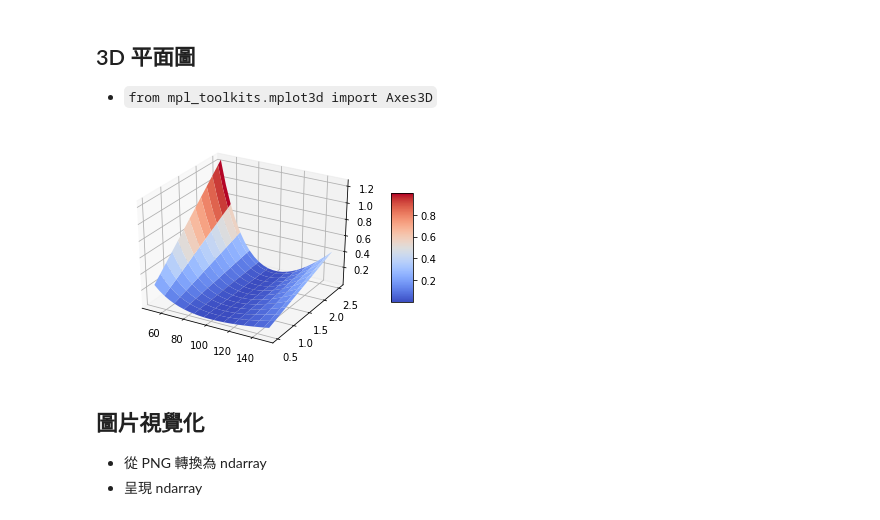
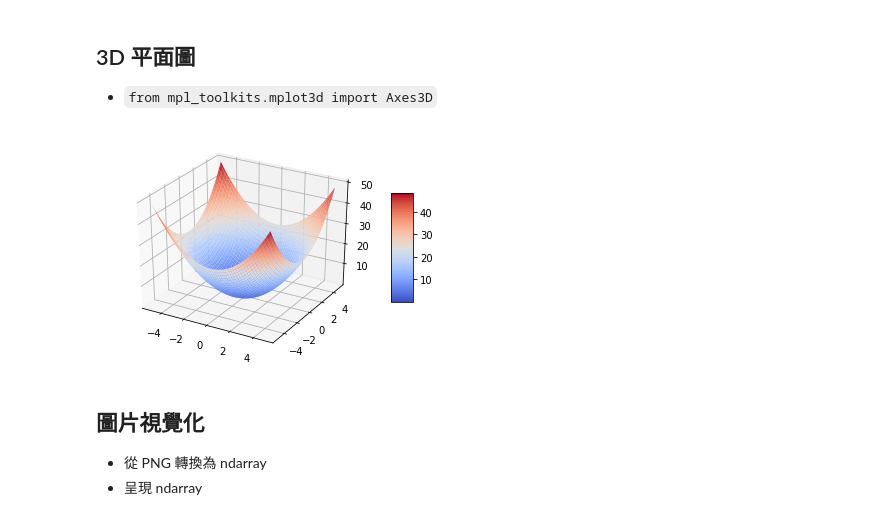
Before and after one commit to yaojenkuo/python_4_ds, a Jupyter notebook: ch10.ipynb, the cells around one changed output. Saved outputs shown, nothing was run; the diff lists cells and outputs as text; code cells hidden in the pictures.

```diff
--- a/ch10.ipynb
+++ b/ch10.ipynb
@@ -486,20 +486,19 @@ plt.show()
 # %%
 import numpy as np
 import matplotlib.pyplot as plt
 from mpl_toolkits.mplot3d import Axes3D
 
 fig = plt.figure()
 ax = fig.add_subplot(111, projection='3d')
 
-x = np.linspace(50, 150, 24)
-y = np.linspace(0.5, 2.5, 24)
-xx, yy = np.meshgrid(x, y)
-zz = (xx - 100)**2 / (100 * xx / yy)
-surf = ax.plot_surface(xx, yy, zz, rstride = 2, cstride = 2, cmap = plt.cm.coolwarm, linewidth = 0.5, antialiased = True)
+u = np.arange(start = -5, stop = 5, step = 0.1)
+x, y = np.meshgrid(u, u)
+z = x**2 + y**2
+surf = ax.plot_surface(x, y, z, rstride = 2, cstride = 2, cmap = plt.cm.coolwarm, linewidth = 0.5, antialiased = True)
 fig.colorbar(surf, shrink = 0.5, aspect = 5)
 plt.show()
 # %% [output]
-[figure, old version]
+[figure, new version]
 # %% [markdown]
 ## 圖片視覺化
 
```
Also changed, not shown: parts of 2 cells of this notebook, 1 other file.
